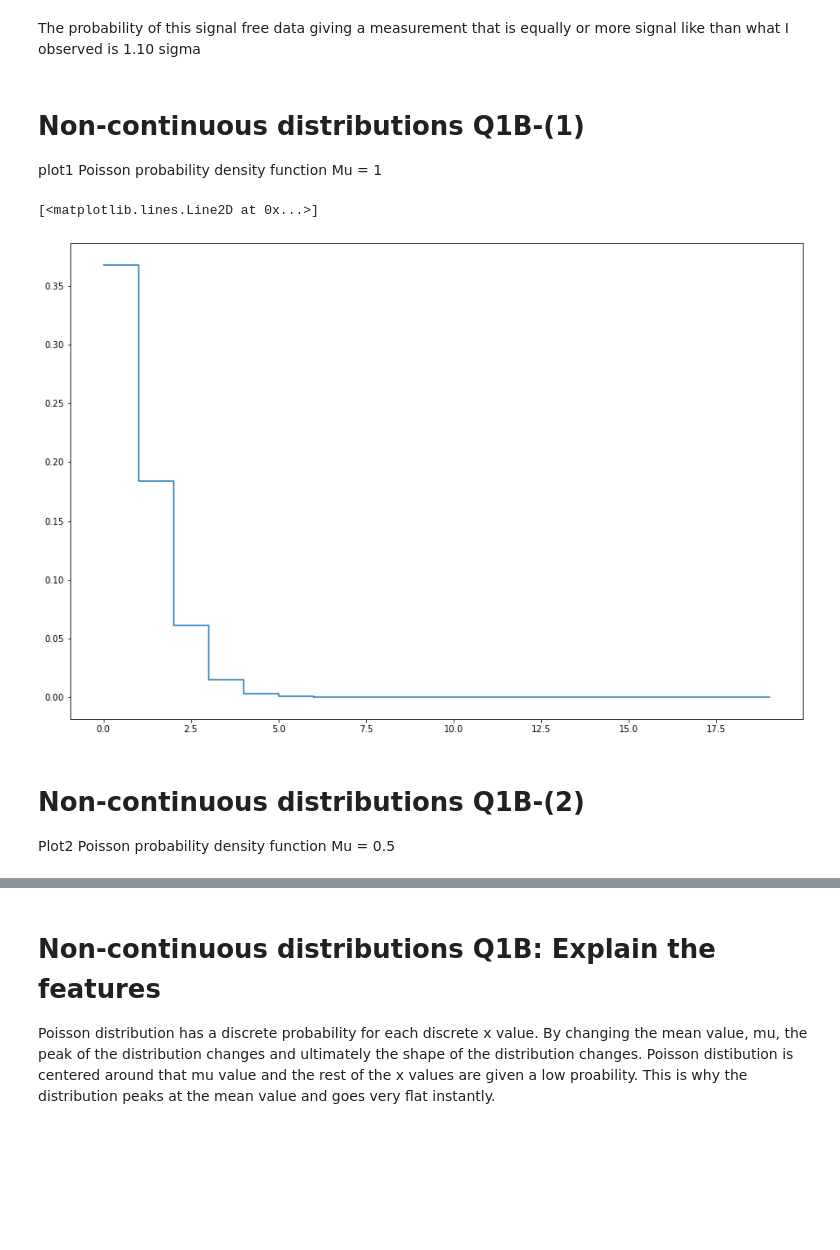
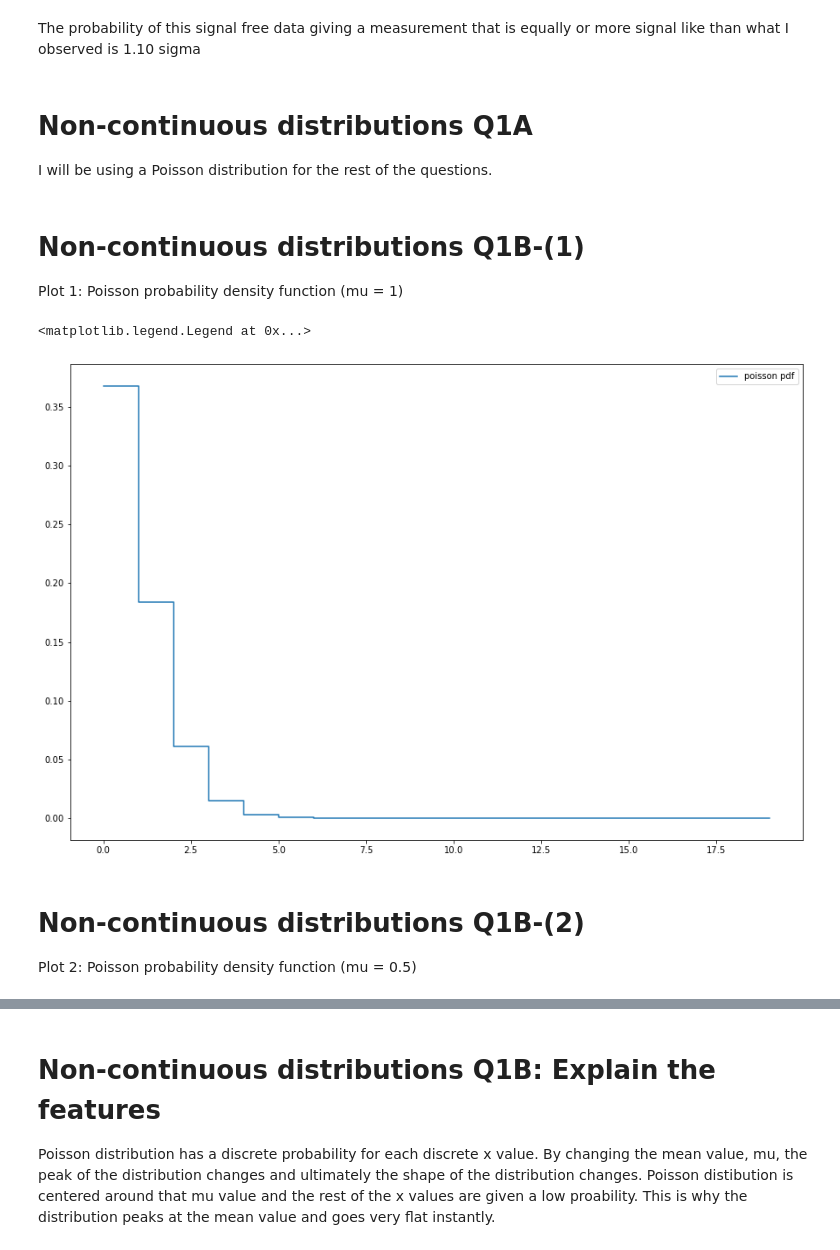
Before and after one commit to tominsUW/PHYS434, a Jupyter notebook: Lab1.ipynb, the cells around one changed output, grey strips where cells are left out. Cells and saved outputs as stored; diff of their text form; code cells hidden in the pictures; blank space fills up the shorter version.

```diff
--- a/Lab1.ipynb
+++ b/Lab1.ipynb
@@ -92,22 +103,28 @@ print(sigma)
 # %% [markdown]
 The probability of this signal free data giving a measurement that is equally or more signal like than what I observed
 is 1.10 sigma
+# %% [markdown]
+# Non-continuous distributions Q1A
+I will be using a Poisson distribution for the rest of the questions.
 # %% [markdown]
 # Non-continuous distributions Q1B-(1)
-plot1 Poisson probability density function
-Mu = 1
+Plot 1: Poisson probability density function
+(mu = 1)
 # %%
 from scipy.stats import poisson
 import matplotlib.pyplot as plt
+plt.rcParams["figure.figsize"] = (15,10)
+fig, ax = plt.subplots(1, 1)
 x = range(0,20)
 mu = 1
 prob = stats.poisson.pmf(x, mu)
-plt.step(x,prob)
+ax.step(x,prob, label='poisson pdf')
+ax.legend()
 # %% [output]
-[<matplotlib.lines.Line2D at 0x...>]
+<matplotlib.legend.Legend at 0x...>
-[figure, old version]
+[figure, new version]
 # %% [markdown]
 # Non-continuous distributions Q1B-(2)
-Plot2 Poisson probability density function
-Mu = 0.5
+Plot 2: Poisson probability density function
+(mu = 0.5)
 # %%
```
Also changed, not shown: parts of 21 cells of this notebook.
